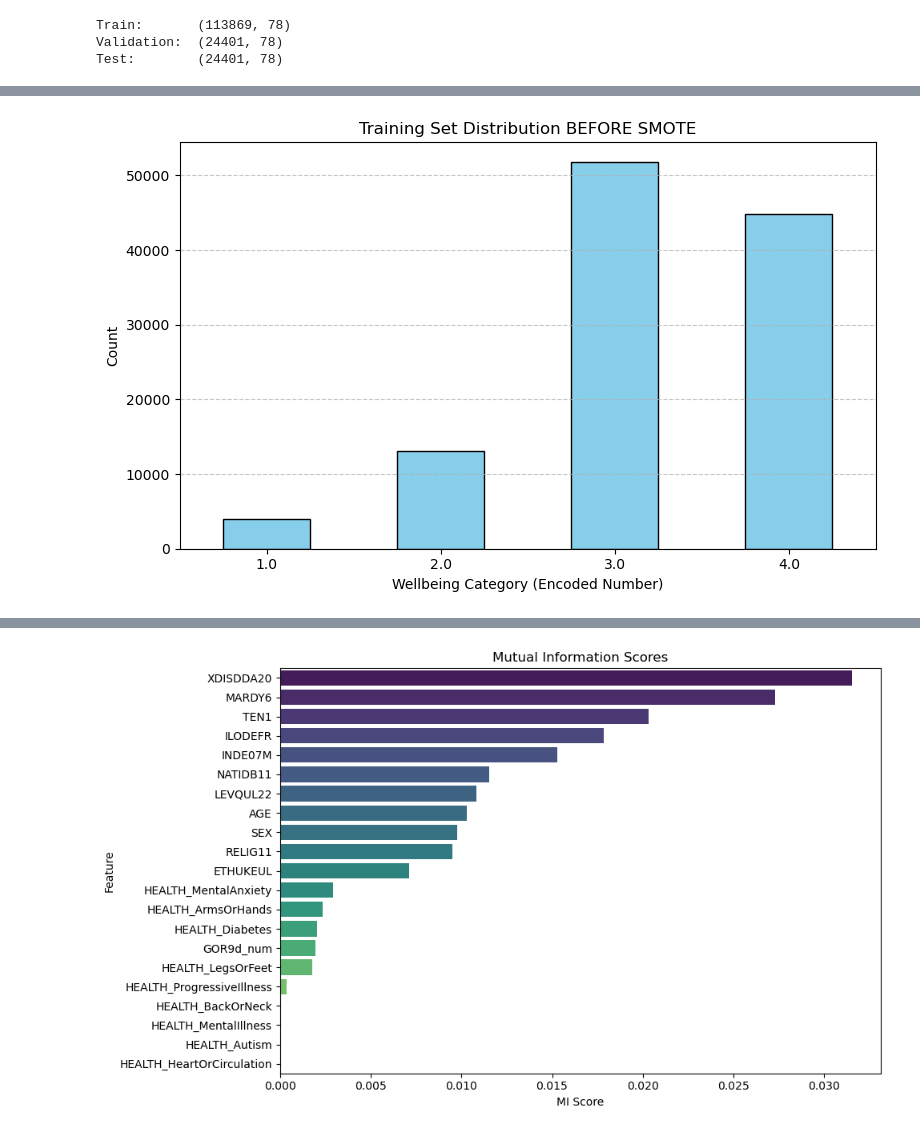
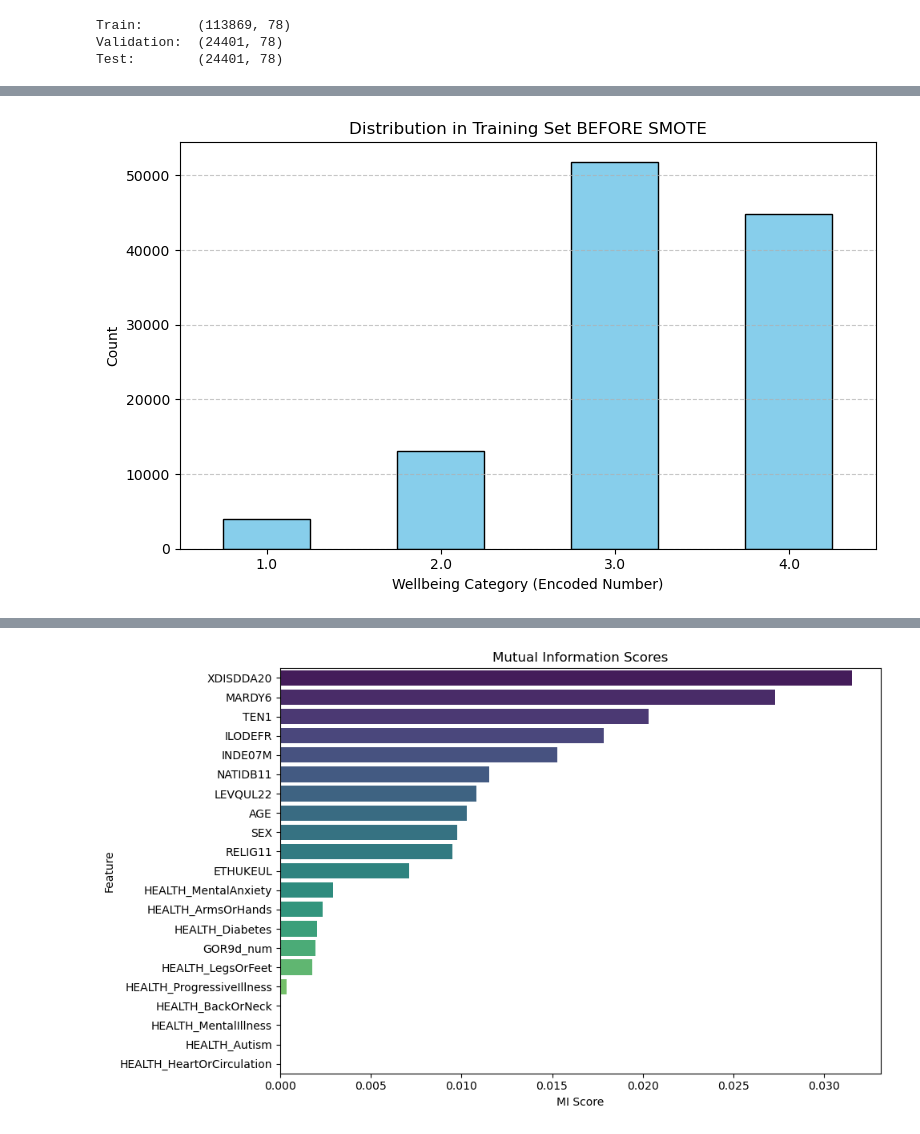
Before and after one commit to maxemporor/MSc-project, a Jupyter notebook: MSc.ipynb, the cells around one changed output, grey strips where cells are left out. Saved outputs shown, nothing was run; the diff lists cells and outputs as text; code cells hidden in the pictures.

```diff
--- a/MSc.ipynb
+++ b/MSc.ipynb
@@ -456,45 +455,71 @@ import matplotlib.pyplot as plt
 from imblearn.over_sampling import SMOTE
 from sklearn.preprocessing import StandardScaler
 
-# --- Step 1: Scale continuous features (AGE) ---
+# --- SCALE CONTINUOUS VARIABLES ---
+# Only scale AGE (or other continuous columns) using training set stats
 scaler = StandardScaler()
+X_train_scaled_cont = scaler.fit_transform(X_train[continuous_cols])
+X_val_scaled_cont = scaler.transform(X_val[continuous_cols])
+X_test_scaled_cont = scaler.transform(X_test[continuous_cols])
 
-X_train_cont = scaler.fit_transform(X_train[continuous_cols])
-X_val_cont   = scaler.transform(X_val[continuous_cols])
-X_test_cont  = scaler.transform(X_test[continuous_cols])
+# --- COMBINE FINAL FEATURE SET ---
+# Combine: scaled continuous + unscaled binary + one-hot nominal
+X_train_scaled = np.hstack([
+    X_train_scaled_cont,
+    X_train[binary_cols].values,
+    X_train[X_nominal.columns].values
+])
+X_val_scaled = np.hstack([
+    X_val_scaled_cont,
+    X_val[binary_cols].values,
+    X_val[X_nominal.columns].values
+])
+X_test_scaled = np.hstack([
+    X_test_scaled_cont,
+    X_test[binary_cols].values,
+    X_test[X_nominal.columns].values
+])
 
-# --- Step 2: Combine scaled + binary + one-hot encoded nominal features ---
-def combine_features(X_cont, X_bin, X_nom):
-    return np.hstack([X_cont, X_bin.values, X_nom.values])
-
-X_train_scaled = combine_features(X_train_cont, X_train[binary_cols], X_train[X_nominal.columns])
-X_val_scaled   = combine_features(X_val_cont, X_val[binary_cols], X_val[X_nominal.columns])
-X_test_scaled  = combine_features(X_test_cont, X_test[binary_cols], X_test[X_nominal.columns])
-
-# --- Step 3: Apply SMOTE to balance training set only ---
+# --- APPLY SMOTE TO TRAINING DATA ONLY ---
 smote = SMOTE(random_state=42)
 X_train_resampled, y_train_resampled = smote.fit_resample(X_train_scaled, y_train)
 
-# --- Step 4: Print and plot class distribution before and after SMOTE ---
-def plot_distribution(series, title, color):
-    plt.figure(figsize=(8, 5))
-    series.value_counts().sort_index().plot(
-        kind='bar', color=color, edgecolor='black'
-    )
-    plt.xlabel('Wellbeing Category (Encoded Number)')
-    plt.ylabel('Count')
-    plt.title(title)
-    plt.xticks(rotation=0)
-    plt.grid(axis='y', linestyle='--', alpha=0.7)
-    plt.tight_layout()
-    plt.show()
+# --- CHECK BALANCE: BEFORE SMOTE ---
+print("\nOverall Wellbeing_category_num distribution (full dataset):")
+print(y.value_counts(dropna=False).sort_index())
 
-print("\n--- Class Distribution ---")
-print("Full dataset:\n", y.value_counts().sort_index())
-print("\nTraining set BEFORE SMOTE:\n", y_train.value_counts().sort_index())
+print("\nWellbeing_category_num distribution in y_train (BEFORE SMOTE):")
+print(y_train.value_counts(dropna=False).sort_index())
 
-plot_distribution(y_train, "Training Set Distribution BEFORE SMOTE", "skyblue")
+plt.figure(figsize=(8, 5))
+y_train.value_counts().sort_index().plot(
+    kind='bar',
+    color='skyblue',
+    edgecolor='black'
+)
+plt.title('Distribution in Training Set BEFORE SMOTE')
+plt.xlabel('Wellbeing Category (Encoded Number)')
+plt.ylabel('Count')
+plt.xticks(rotation=0)
+plt.grid(axis='y', linestyle='--', alpha=0.7)
+plt.tight_layout()
+plt.show()
 
-print("\nTraining set AFTER SMOTE:\n", pd.Series(y_train_resampled).value_counts().sort_index())
-plot_distribution(pd.Series(y_train_resampled), "Training Set Distribution AFTER SMOTE", "lightgreen")
+# --- CHECK BALANCE: AFTER SMOTE ---
+print("\nWellbeing_category_num distribution in y_train (AFTER SMOTE):")
+print(pd.Series(y_train_resampled).value_counts().sort_index())
+
+plt.figure(figsize=(8, 5))
+pd.Series(y_train_resampled).value_counts().sort_index().plot(
+    kind='bar',
+    color='lightgreen',
+    edgecolor='black'
+)
+plt.title('Distribution in Training Set AFTER SMOTE')
+plt.xlabel('Wellbeing Category (Encoded Number)')
+plt.ylabel('Count')
+plt.xticks(rotation=0)
+plt.grid(axis='y', linestyle='--', alpha=0.7)
+plt.tight_layout()
+plt.show()
 # %% [output]
@@ -512,6 +536,6 @@ Training set BEFORE SMOTE:
 1.0     4042
 2.0    13114
 3.0    51837
 4.0    44876
 Name: count, dtype: int64
-[figure, old version]
+[figure, new version]
```
Also changed, not shown: parts of 6 cells of this notebook.
